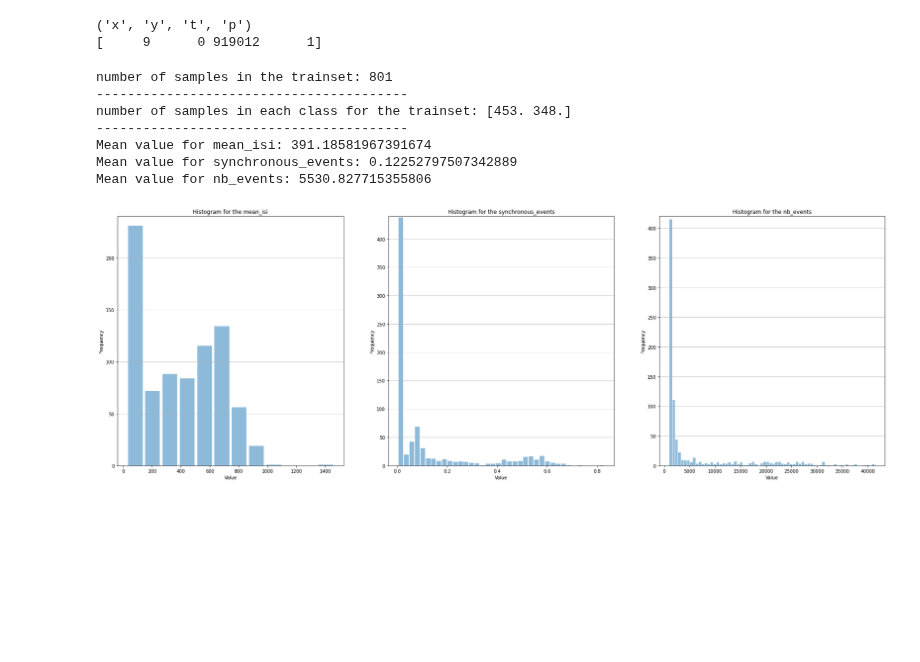
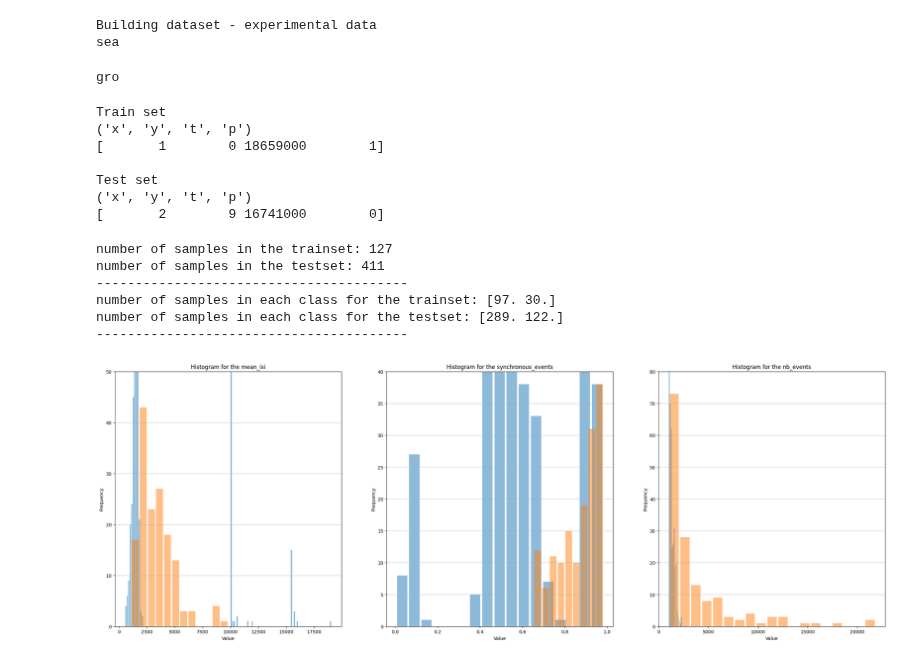
Before and after one commit to AntoineGrimaldi/aprovhots, a Jupyter notebook: tutorials/TUTORIAL_2ter_DVS128_AEDAT.ipynb, the cells around one changed output. Drawn from its saved outputs; the diff is of its cells as text; code cells hidden in the pictures; blank space fills up the shorter version.

```diff
--- a/tutorials/TUTORIAL_2ter_DVS128_AEDAT.ipynb
+++ b/tutorials/TUTORIAL_2ter_DVS128_AEDAT.ipynb
@@ -16,7 +16,8 @@ from hots.utils import get_dataset_info
 
 # path where you'll go to find your .npy files to make the dataset with
 ### TO BE MODIFIED
-path = '../../Data/DVS128_ZED_NUC_jAER/'
+# path = '../../Data/DVS128_ZED_NUC_jAER/'
+path = '/home/amelie/Scripts/Data/coastline_events/DVS128_ZED_NUC_jAER/'
 # gives the data type - here we use experimental data, stored as npy
 data_type = 'experimental'
 # gives a patch_size to divide spatially the event streams
@@ -35,6 +36,10 @@ train_test_ratio = .75
 ordering = 'xytp'
 
 trainset = aprovis3dDataset(save_to=path, data_type=data_type, classes=labelz, train=True, patch_size=patch_size, max_duration=max_duration, sensor_size=sensor_size)
+# %% [output]
+Building dataset - experimental data
+sea
+gro
 # %%
 testset = aprovis3dDataset(save_to=path, data_type=data_type, classes=labelz, train=False, patch_size=patch_size, max_duration=max_duration, sensor_size=sensor_size)
 # %%
@@ -53,22 +58,39 @@ testset = aprovis3dDataset(save_to=path, data_type=data_type, classes=labelz, tr
 # - the number of events per sample (indicative when the duration of the samples is the same)
 # - other properties can be asked to be plotted like the *median_isi* or can be developed in **get_properties** in order to visualize different features of the dataset.
 
+print()
+
+print('Train set')
 events, label = next(iter(trainset))
 print(trainset.ordering)
 print(events[1000,:])
+
+print()
+
+print('Test set')
+events, label = next(iter(testset))
+print(testset.ordering)
+print(events[1000,:])
+
+print()
 # %% [output]
+Train set
 ('x', 'y', 't', 'p')
-[     9      0 919012      1]
+[       1        0 18659000        1]
+
+Test set
+('x', 'y', 't', 'p')
+[       2        9 16741000        0]
-# %%
-values = get_dataset_info(trainset,testset, properties = ['mean_isi', 'synchronous_events', 'nb_events'], distinguish_labels=False)
-plt.show();
-# %% [output]
-number of samples in the trainset: 801
-----------------------------------------
-number of samples in each class for the trainset: [453. 348.]
-----------------------------------------
-Mean value for mean_isi: 391.18581967391674
-Mean value for synchronous_events: 0.12252797507342889
-Mean value for nb_events: 5530.827715355806
-[figure, removed]
+# %%
+import matplotlib.pyplot as plt
+values = get_dataset_info(trainset,testset, distinguish_labels=True)
+plt.show()
+# %% [output]
+number of samples in the trainset: 127
+number of samples in the testset: 411
+----------------------------------------
+number of samples in each class for the trainset: [97. 30.]
+number of samples in each class for the testset: [289. 122.]
+----------------------------------------
+[figure, added]
 # %%
```
Also changed, not shown: parts of 3 cells of this notebook.
